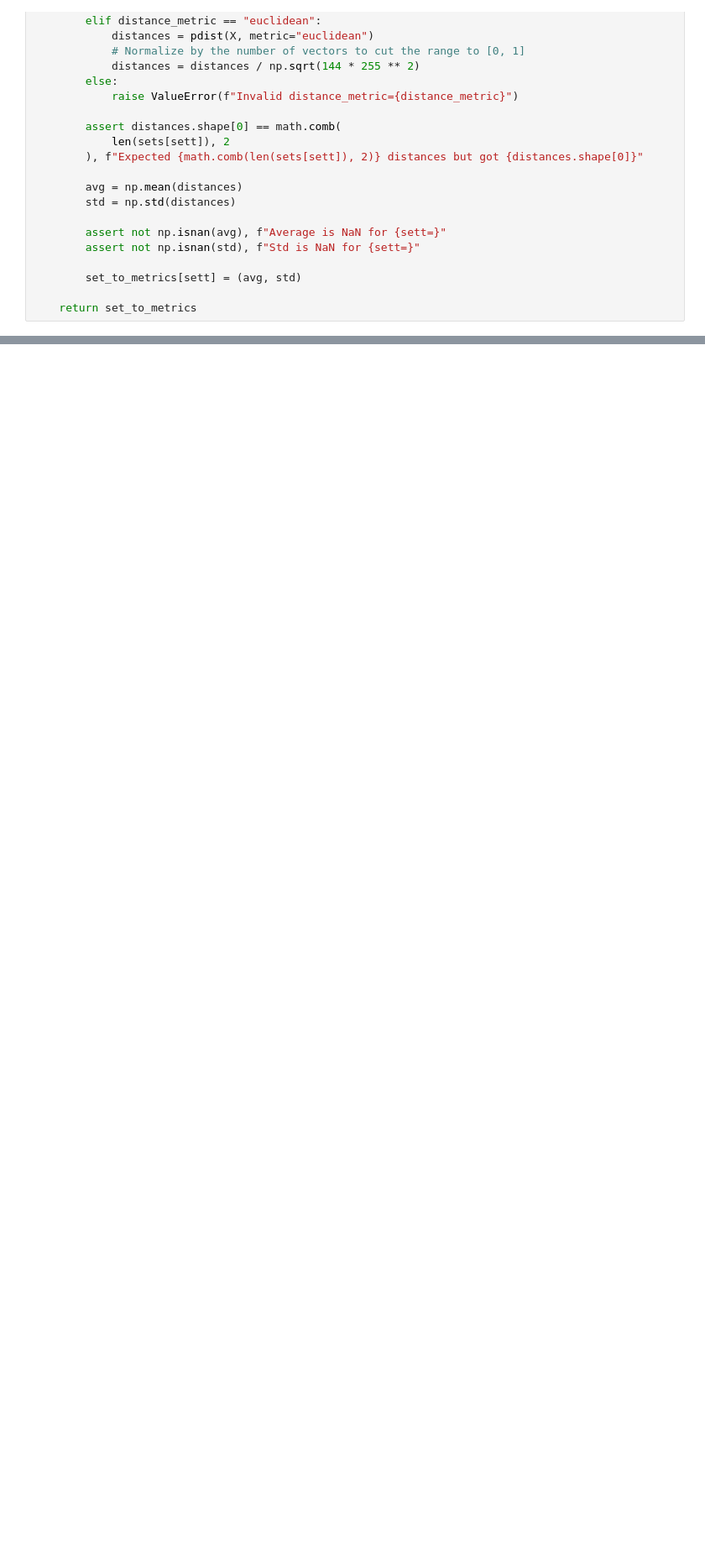
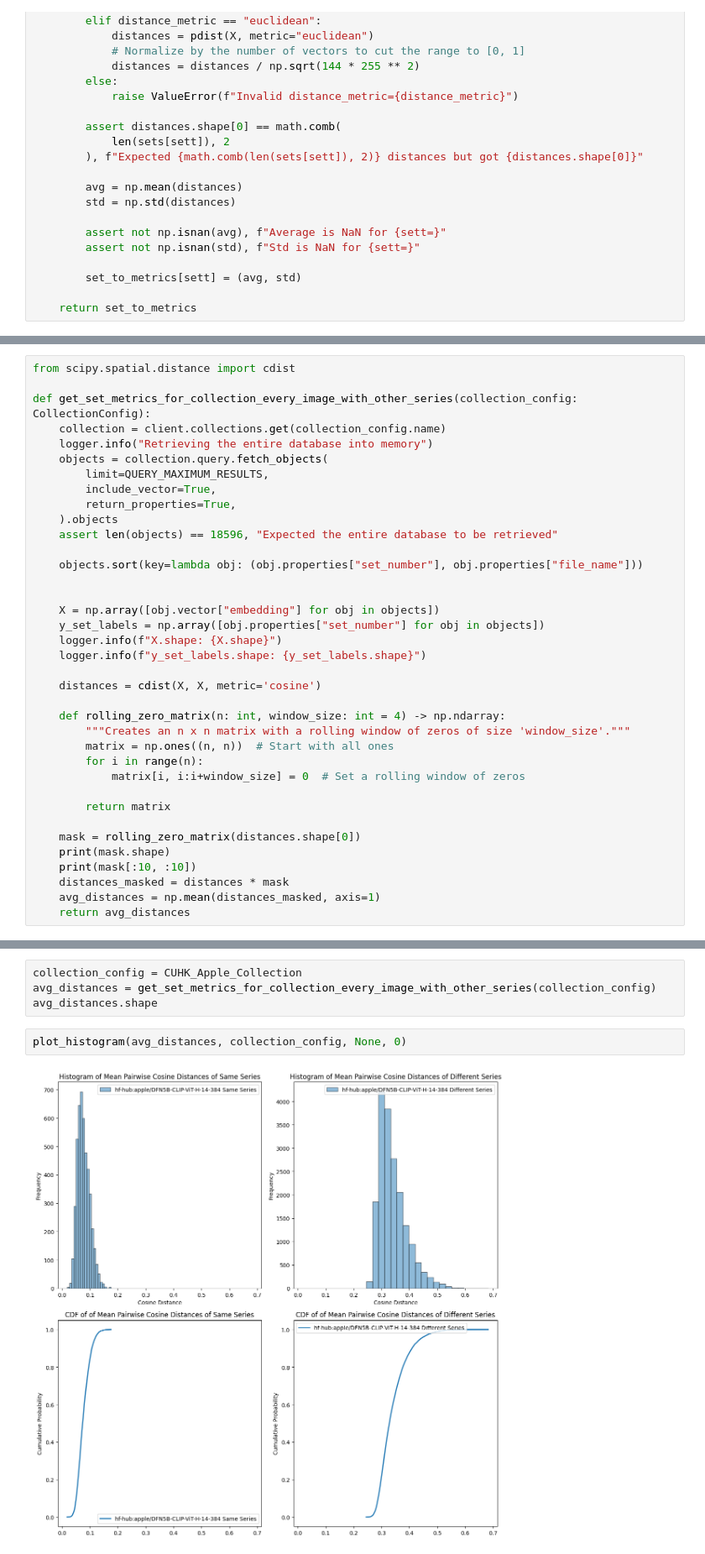
Before and after one commit to UMass-Rescue/RescueCLIP, a Jupyter notebook: scripts/cuhk_embeddings/cuhk_vector_distribution.ipynb, the cells around one changed output, grey strips where cells are left out. Shown at 84% size. Cells and saved outputs as stored; diff of their text form; blank space fills up the shorter version.

Commit message:
add new histogram

```diff
--- a/scripts/cuhk_embeddings/cuhk_vector_distribution.ipynb
+++ b/scripts/cuhk_embeddings/cuhk_vector_distribution.ipynb
@@ -386,3 +383,40 @@ plt.tight_layout()
 plt.show()
 # %% [output]
 [figure]
+# %%
+from scipy.spatial.distance import cdist
+
+def get_set_metrics_for_collection_every_image_with_other_series(collection_config: CollectionConfig):
+    collection = client.collections.get(collection_config.name)
+    logger.info("Retrieving the entire database into memory")
+    objects = collection.query.fetch_objects(
+        limit=QUERY_MAXIMUM_RESULTS,
+        include_vector=True,
+        return_properties=True,
+    ).objects
+    assert len(objects) == 18596, "Expected the entire database to be retrieved"
+
+    objects.sort(key=lambda obj: (obj.properties["set_number"], obj.properties["file_name"]))
+
+
+    X = np.array([obj.vector["embedding"] for obj in objects])
+    y_set_labels = np.array([obj.properties["set_number"] for obj in objects])
+    logger.info(f"X.shape: {X.shape}")
+    logger.info(f"y_set_labels.shape: {y_set_labels.shape}")
+
+    distances = cdist(X, X, metric='cosine')
+
+    def rolling_zero_matrix(n: int, window_size: int = 4) -> np.ndarray:
+        """Creates an n x n matrix with a rolling window of zeros of size 'window_size'."""
+        matrix = np.ones((n, n))  # Start with all ones
+        for i in range(n):
+            matrix[i, i:i+window_size] = 0  # Set a rolling window of zeros
+
+        return matrix
+
+    mask = rolling_zero_matrix(distances.shape[0])
+    print(mask.shape)
+    print(mask[:10, :10])
+    distances_masked = distances * mask
+    avg_distances = np.mean(distances_masked, axis=1)
+    return avg_distances
@@ -388,0 +581,8 @@ plt.show()
+# %%
+collection_config = CUHK_Apple_Collection
+avg_distances = get_set_metrics_for_collection_every_image_with_other_series(collection_config)
+avg_distances.shape
+# %%
+plot_histogram(avg_distances, collection_config, None, 0)
+# %% [output]
+[figure, added]
```
Also changed, not shown: parts of 12 cells of this notebook, 1 other file.
